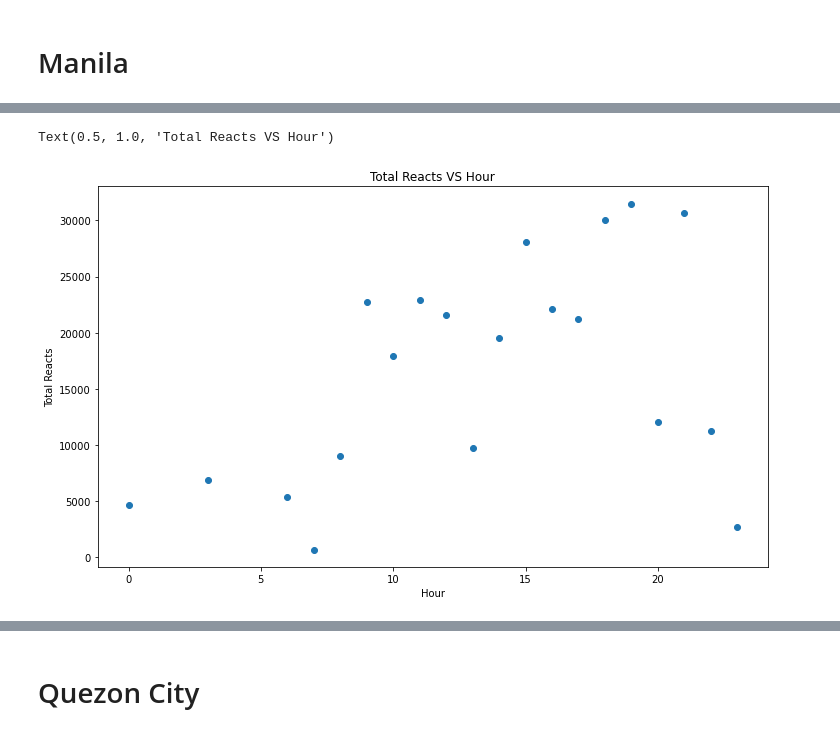
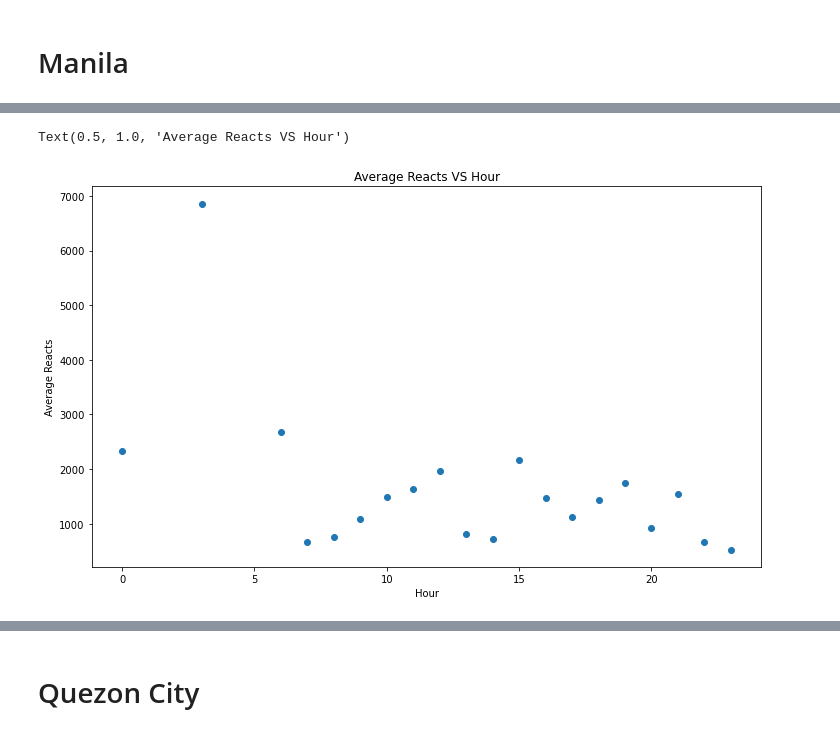
Before and after one commit to ngltrs/projectdraft, a Jupyter notebook: Engagement VS Hour.ipynb, the cells around one changed output, grey strips where cells are left out. Cells and saved outputs as stored; diff of their text form; code cells hidden in the pictures.

```diff
--- a/Engagement VS Hour.ipynb
+++ b/Engagement VS Hour.ipynb
@@ -54,18 +56,20 @@ import matplotlib.dates as mdates
 filename = "./data/itm-final-project-manila.csv"
 df = pd.read_csv(filename)
 
-df['hour'] = pd.to_datetime(df['time']).dt.hour #https://intellipaat.com/community/32903/pandas-convert-strings-to-time-without-date
+df['hour'] = pd.to_datetime(df['time']).dt.hour
+count = df.groupby(['hour']).count()
 grouped_df = df.groupby(['hour'])['total_reacts'].sum()
 grouped_df = grouped_df.to_frame()
+grouped_df['count'] = count['post']
+grouped_df['average_reacts'] = grouped_df['total_reacts']/grouped_df['count']
 grouped_df.reset_index(inplace=True)
-
 # for bar graph
 fig, ax = plt.subplots(figsize = (12,7))
 
-ax.bar(height=grouped_df['total_reacts'] , x=grouped_df['hour'], color = 'DarkBlue')
+ax.bar(height=grouped_df['average_reacts'] , x=grouped_df['hour'], color = 'DarkBlue')
 ax.set_xticks(list(grouped_df['hour']))
 ax.set_xlabel('Hour (24H Format)')
 ax.set_ylabel('Total Reacts')
-ax.set_title('Total Reacts per Hour in Manila')
+ax.set_title('Average Reacts per Hour in Manila')
 plt.show()
 # %% [output]
@@ -73,13 +77,13 @@ plt.show()
 # %%
-# create scatter plot for total reacts VS. posting time
+# create scatter plot for average reacts VS. posting time
 fig, ax = plt.subplots(figsize = (12,7))
 
-ax.scatter(grouped_df['hour'], grouped_df['total_reacts'])
+ax.scatter(grouped_df['hour'], grouped_df['average_reacts'])
 ax.set_xlabel('Hour')
-ax.set_ylabel('Total Reacts')
-ax.set_title('Total Reacts VS Hour')
+ax.set_ylabel('Average Reacts')
+ax.set_title('Average Reacts VS Hour')
 # %% [output]
-Text(0.5, 1.0, 'Total Reacts VS Hour')
+Text(0.5, 1.0, 'Average Reacts VS Hour')
-[figure, old version]
+[figure, new version]
 # %%
 # Pearson's Correlation Test - posting time vs total reactions
```
Also changed, not shown: parts of 8 cells of this notebook.
